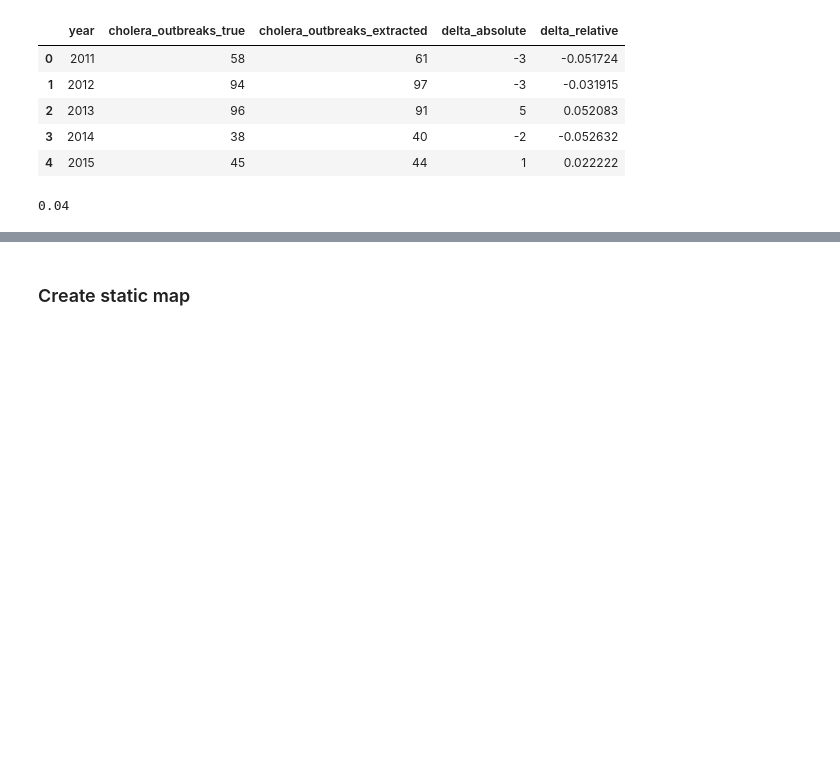
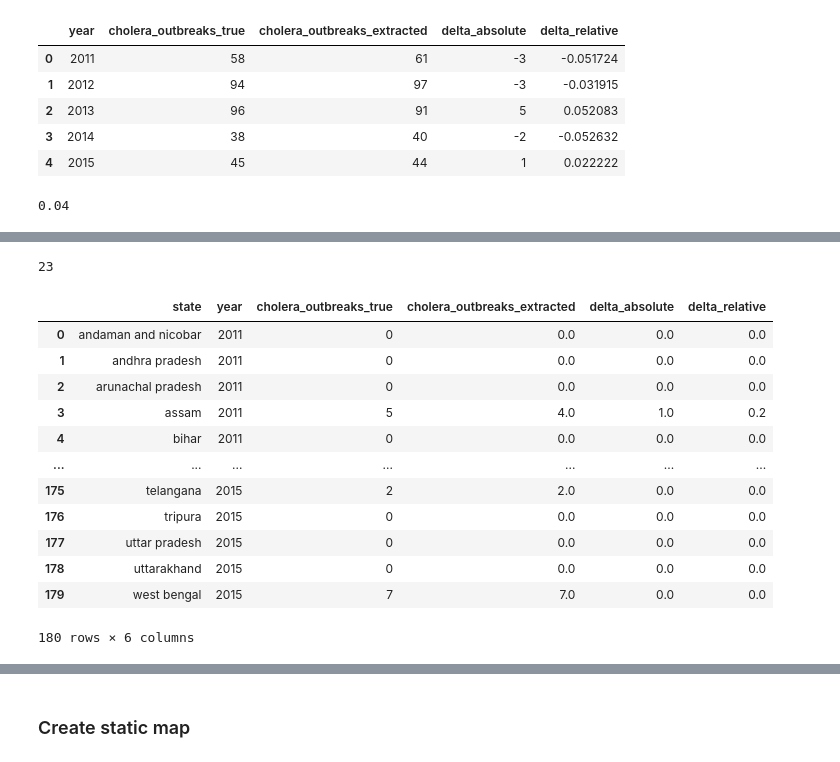
Before and after one commit to alexvmt/cholera_risk_modeling, a Jupyter notebook: 3_exploratory_data_analysis_and_validation/exploratory_data_analysis_and_validation.ipynb, the cells around one changed output, grey strips where cells are left out. Saved outputs shown, nothing was run; the diff lists cells and outputs as text; code cells hidden in the pictures; blank space fills up the shorter version.

Commit message:
add state-level evaluation

```diff
--- a/3_exploratory_data_analysis_and_validation/exploratory_data_analysis_and_validation.ipynb
+++ b/3_exploratory_data_analysis_and_validation/exploratory_data_analysis_and_validation.ipynb
@@ -225,0 +219,8 @@ Unfortunately, not all cholera outbreaks seem to have been correctly identified
+# %%
+cholera_outbreaks_state_true = pd.melt(validation_data.head(-1), id_vars='State', value_vars=['2011', '2012', '2013', '2014', '2015'])
+cholera_outbreaks_state_true.columns = ['state', 'year', 'cholera_outbreaks_true']
+cholera_outbreaks_state_true['state'] = cholera_outbreaks_state_true['state'].str.lower()
+cholera_outbreaks_state_true['state'] = cholera_outbreaks_state_true['state'].str.strip()
+cholera_outbreaks_state_true['state'] = cholera_outbreaks_state_true['state'].str.replace('&', 'and')
+cholera_outbreaks_state_true.loc[cholera_outbreaks_state_true['state'] == 'delhi', 'state'] = 'nct of delhi'
+cholera_outbreaks_state_true
@@ -225,0 +245,5 @@ Unfortunately, not all cholera outbreaks seem to have been correctly identified
+# %%
+cholera_outbreaks_state_extracted = cholera_outbreaks.loc[(cholera_outbreaks['year'] >= 2011) & (cholera_outbreaks['year'] <= 2015)][['state', 'year', 'outbreak']].groupby(['state', 'year']).sum().reset_index()
+cholera_outbreaks_state_extracted.columns = ['state', 'year', 'cholera_outbreaks_extracted']
+cholera_outbreaks_state_extracted['year'] = cholera_outbreaks_state_extracted['year'].astype(str)
+cholera_outbreaks_state_extracted
@@ -225,0 +264,25 @@ Unfortunately, not all cholera outbreaks seem to have been correctly identified
+# %%
+cholera_outbreaks_state_extracted['state'].nunique()
+# %% [output]
+23
+# %%
+cholera_outbreaks_state_all = pd.merge(cholera_outbreaks_state_true, cholera_outbreaks_state_extracted, how='left', on=['state', 'year'])
+cholera_outbreaks_state_all = cholera_outbreaks_state_all.fillna(0)
+cholera_outbreaks_state_all['delta_absolute'] = cholera_outbreaks_state_all['cholera_outbreaks_true'] - cholera_outbreaks_state_all['cholera_outbreaks_extracted']
+cholera_outbreaks_state_all['delta_relative'] = cholera_outbreaks_state_all['delta_absolute'] / cholera_outbreaks_state_all['cholera_outbreaks_true']
+cholera_outbreaks_state_all = cholera_outbreaks_state_all.fillna(0)
+cholera_outbreaks_state_all
+# %% [output]
+|  | state | year | cholera_outbreaks_true | cholera_outbreaks_extracted | delta_absolute | delta_relative |
+| 0 | andaman and nicobar | 2011 | 0 | 0.0 | 0.0 | 0.0 |
+| 1 | andhra pradesh | 2011 | 0 | 0.0 | 0.0 | 0.0 |
+| 2 | arunachal pradesh | 2011 | 0 | 0.0 | 0.0 | 0.0 |
+| 3 | assam | 2011 | 5 | 4.0 | 1.0 | 0.2 |
+| 4 | bihar | 2011 | 0 | 0.0 | 0.0 | 0.0 |
+| ... | ... | ... | ... | ... | ... | ... |
+| 175 | telangana | 2015 | 2 | 2.0 | 0.0 | 0.0 |
+| 176 | tripura | 2015 | 0 | 0.0 | 0.0 | 0.0 |
+| 177 | uttar pradesh | 2015 | 0 | 0.0 | 0.0 | 0.0 |
+| 178 | uttarakhand | 2015 | 0 | 0.0 | 0.0 | 0.0 |
+| 179 | west bengal | 2015 | 7 | 7.0 | 0.0 | 0.0 |
+180 rows × 6 columns
```
Also changed, not shown: parts of 21 cells of this notebook.
